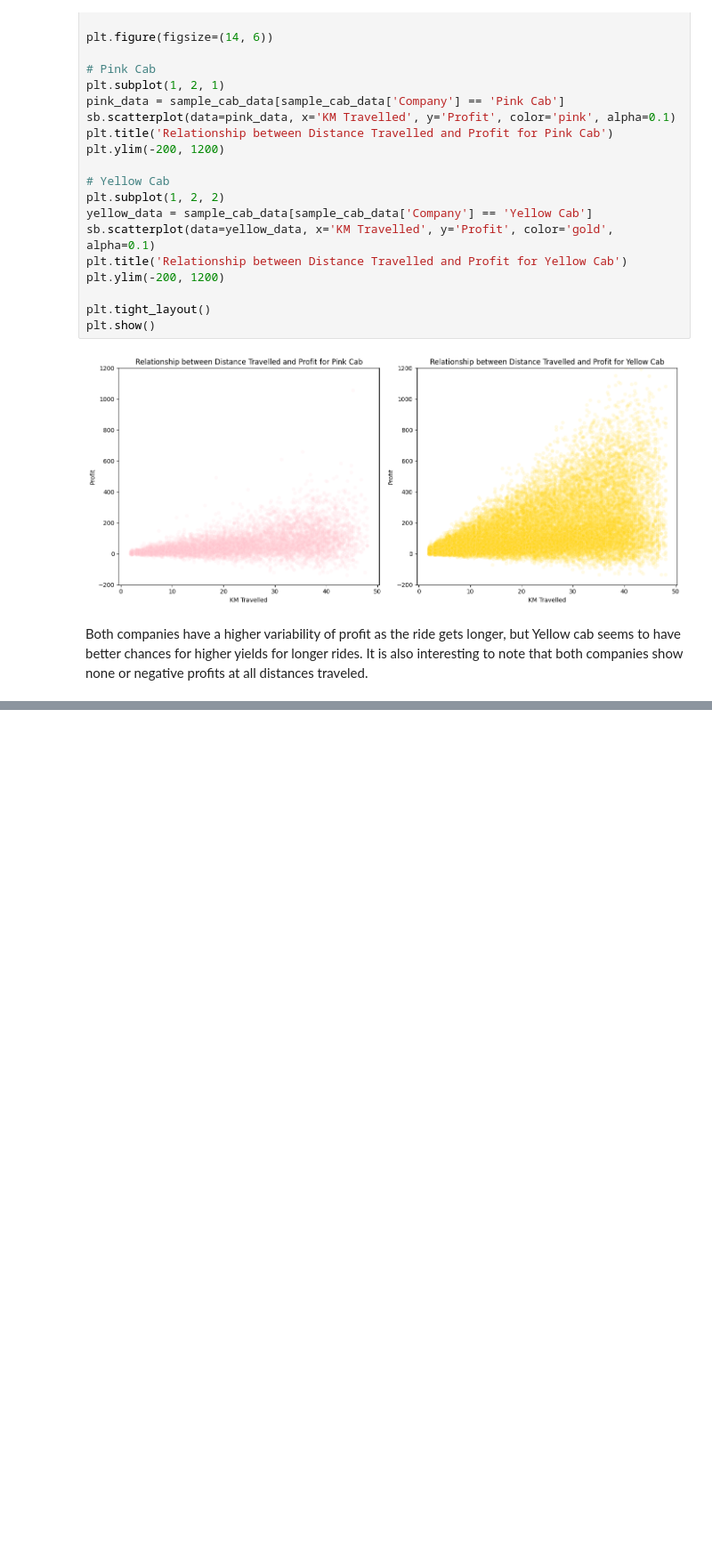
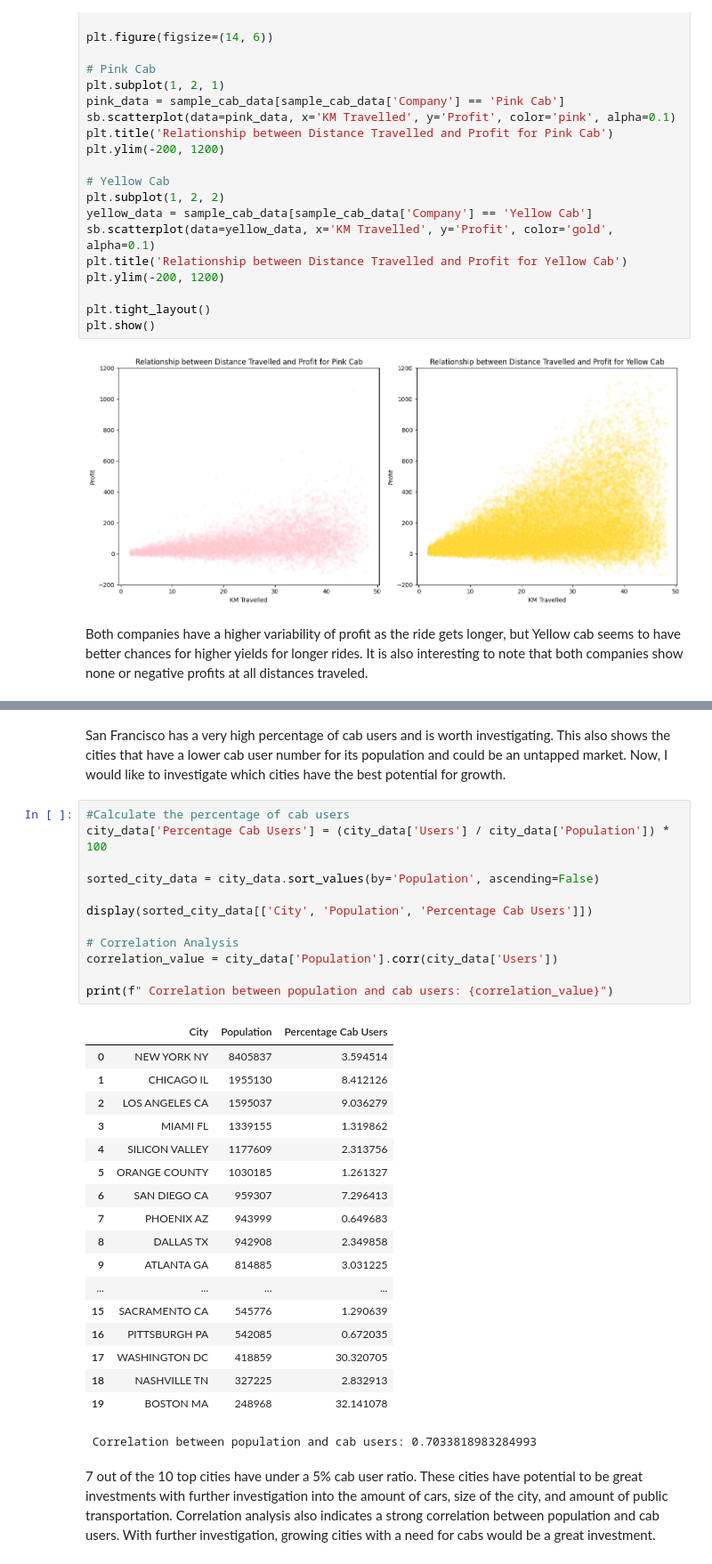
Before and after one commit to matthewiversen/data-glacier-internship, a Jupyter notebook: week-2/notebook.ipynb, the cells around one changed output, grey strips where cells are left out. Shown at 89% size. Drawn from its saved outputs; the diff is of its cells as text; blank space fills up the shorter version.

Commit message:
added python environment and more analysis

```diff
--- a/week-2/notebook.ipynb
+++ b/week-2/notebook.ipynb
@@ -516,0 +579,35 @@ Both companies have a higher variability of profit as the ride gets longer, but
+# %% [markdown]
+San Francisco has a very high percentage of cab users and is worth investigating. This also shows the cities that have a lower cab user number for its population and could be an untapped market. Now, I would like to investigate which cities have the best potential for growth.
+# %%
+#Calculate the percentage of cab users
+city_data['Percentage Cab Users'] = (city_data['Users'] / city_data['Population']) * 100
+
+sorted_city_data = city_data.sort_values(by='Population', ascending=False)
+
+display(sorted_city_data[['City', 'Population', 'Percentage Cab Users']])
+
+# Correlation Analysis
+correlation_value = city_data['Population'].corr(city_data['Users'])
+
+print(f" Correlation between population and cab users: {correlation_value}")
+# %% [output]
+|  | City | Population | Percentage Cab Users |
+| 0 | NEW YORK NY | 8405837 | 3.594514 |
+| 1 | CHICAGO IL | 1955130 | 8.412126 |
+| 2 | LOS ANGELES CA | 1595037 | 9.036279 |
+| 3 | MIAMI FL | 1339155 | 1.319862 |
+| 4 | SILICON VALLEY | 1177609 | 2.313756 |
+| 5 | ORANGE COUNTY | 1030185 | 1.261327 |
+| 6 | SAN DIEGO CA | 959307 | 7.296413 |
+| 7 | PHOENIX AZ | 943999 | 0.649683 |
+| 8 | DALLAS TX | 942908 | 2.349858 |
+| 9 | ATLANTA GA | 814885 | 3.031225 |
+| ... | ... | ... | ... |
+| 15 | SACRAMENTO CA | 545776 | 1.290639 |
+| 16 | PITTSBURGH PA | 542085 | 0.672035 |
+| 17 | WASHINGTON DC | 418859 | 30.320705 |
+| 18 | NASHVILLE TN | 327225 | 2.832913 |
+| 19 | BOSTON MA | 248968 | 32.141078 |
+ Correlation between population and cab users: 0.7033818983284993
+# %% [markdown]
+7 out of the 10 top cities have under a 5% cab user ratio. These cities have potential to be great investments with further investigation into the amount of cars, size of the city, and amount of public transportation. Correlation analysis also indicates a strong correlation between population and cab users. With further investigation, growing cities with a need for cabs would be a great investment.
```
Also changed, not shown: parts of 11 cells of this notebook, 31 other files.
